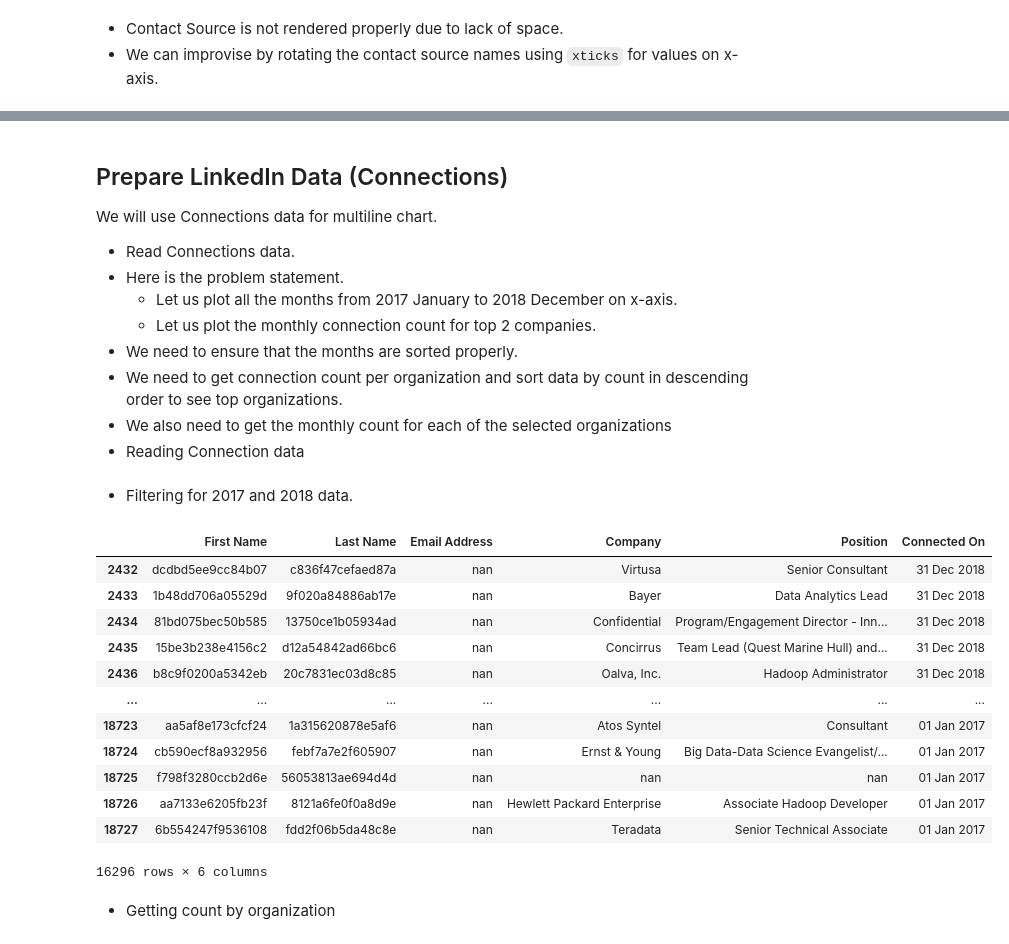
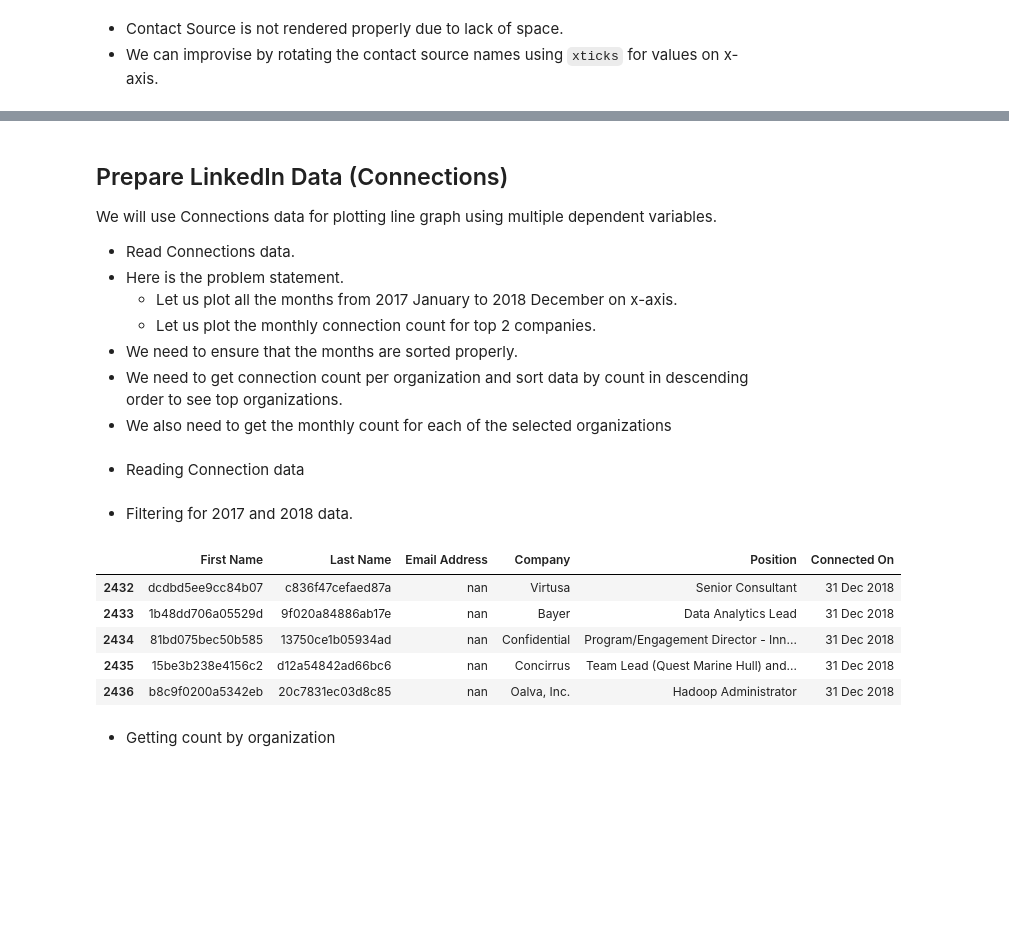
Before and after one commit to dgadiraju/itversity-books, a Jupyter notebook: Data Engineering Bootcamp/30 Basics of Programming using Python/08 Data Visualization.ipynb, the cells around one changed output, grey strips where cells are left out. Drawn from its saved outputs; the diff is of its cells as text; code cells hidden in the pictures; blank space fills up the shorter version.

```diff
--- a/Data Engineering Bootcamp/30 Basics of Programming using Python/08 Data Visualization.ipynb
+++ b/Data Engineering Bootcamp/30 Basics of Programming using Python/08 Data Visualization.ipynb
@@ -141,7 +244,7 @@ plt.show()
 # %% [markdown]
 ## Prepare LinkedIn Data (Connections)
 
-We will use Connections data for multiline chart.
+We will use Connections data for plotting line graph using multiple dependent variables.
 * Read Connections data.
 * Here is the problem statement.
   * Let us plot all the months from 2017 January to 2018 December on x-axis.
@@ -149,7 +252,8 @@ We will use Connections data for multiline chart.
 * We need to ensure that the months are sorted properly.
 * We need to get connection count per organization and sort data by count in descending order to see top organizations.
 * We also need to get the monthly count for each of the selected organizations
-* Reading Connection data
+# %% [markdown]
+* Reading Connection data
 # %%
 base_dir = '/Users/itversity/Research/data/linkedin'
 source_file = '{base_dir}/{file_name}'
@@ -167,21 +271,14 @@ connections = pd.read_csv(connections_src).astype(str)
 # %%
 connections = connections. \
     query('`Connected On`.str.contains("2017") or `Connected On`.str.contains("2018")', engine='python')
-connections
+connections.head()
 # %% [output]
 |  | First Name | Last Name | Email Address | Company | Position | Connected On |
 | 2432 | dcdbd5ee9cc84b07 | c836f47cefaed87a | nan | Virtusa | Senior Consultant | 31 Dec 2018 |
 | 2433 | 1b48dd706a05529d | 9f020a84886ab17e | nan | Bayer | Data Analytics Lead | 31 Dec 2018 |
 | 2434 | 81bd075bec50b585 | 13750ce1b05934ad | nan | Confidential | Program/Engagement Director - Inn... | 31 Dec 2018 |
 | 2435 | 15be3b238e4156c2 | d12a54842ad66bc6 | nan | Concirrus | Team Lead (Quest Marine Hull) and... | 31 Dec 2018 |
 | 2436 | b8c9f0200a5342eb | 20c7831ec03d8c85 | nan | Oalva, Inc. | Hadoop Administrator | 31 Dec 2018 |
-| ... | ... | ... | ... | ... | ... | ... |
-| 18723 | aa5af8e173cfcf24 | 1a315620878e5af6 | nan | Atos Syntel | Consultant | 01 Jan 2017 |
-| 18724 | cb590ecf8a932956 | febf7a7e2f605907 | nan | Ernst & Young | Big Data-Data Science Evangelist/... | 01 Jan 2017 |
-| 18725 | f798f3280ccb2d6e | 56053813ae694d4d | nan | nan | nan | 01 Jan 2017 |
-| 18726 | aa7133e6205fb23f | 8121a6fe0f0a8d9e | nan | Hewlett Packard Enterprise | Associate Hadoop Developer | 01 Jan 2017 |
-| 18727 | 6b554247f9536108 | fdd2f06b5da48c8e | nan | Teradata | Senior Technical Associate | 01 Jan 2017 |
-16296 rows × 6 columns
 # %% [markdown]
 * Getting count by organization
 # %%
```
Also changed, not shown: parts of 83 cells of this notebook.
